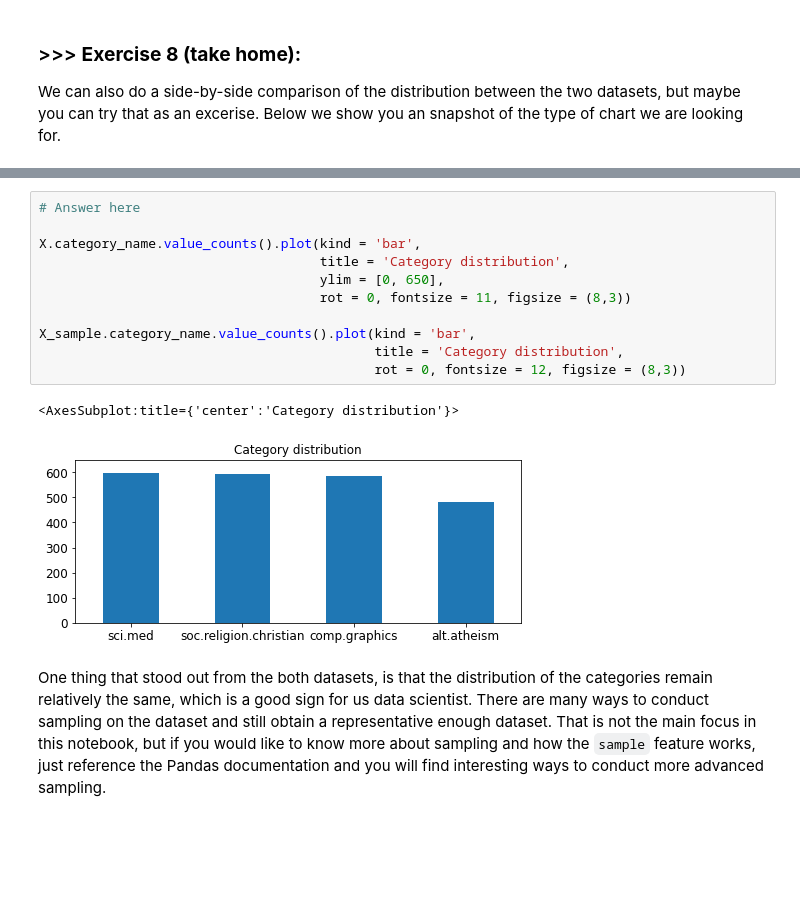
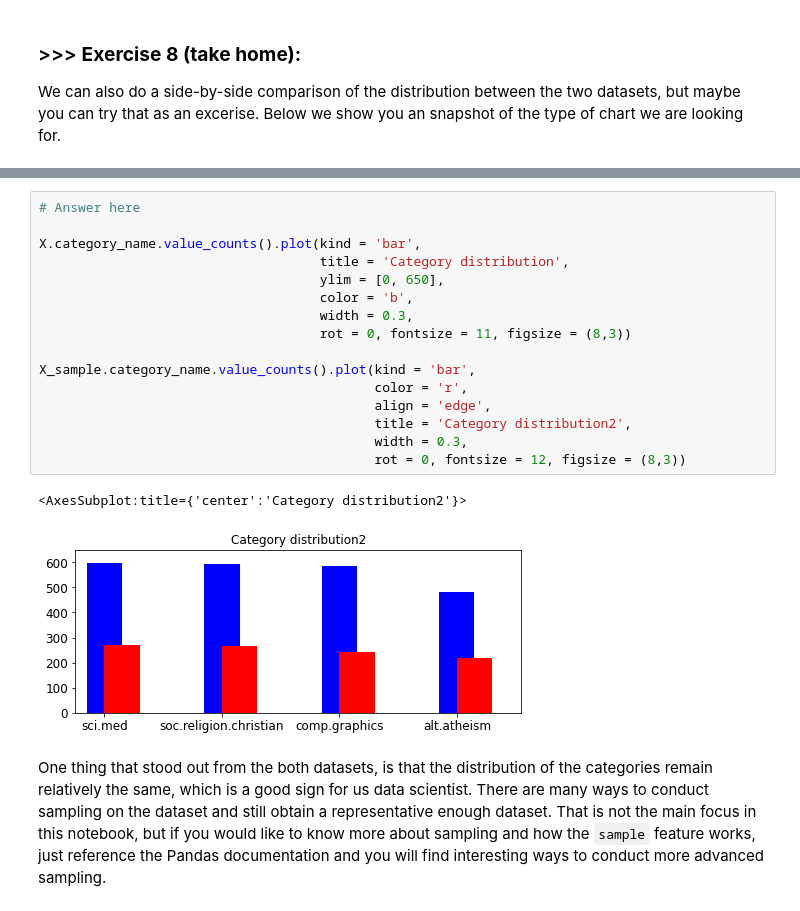
Before and after one commit to judylin0324/DM2022-Lab1-Homework-1, a Jupyter notebook: DM2022-Lab1-Master.ipynb, the cells around one changed output, grey strips where cells are left out. Drawn from its saved outputs; the diff is of its cells as text; blank space fills up the shorter version.

```diff
--- a/DM2022-Lab1-Master.ipynb
+++ b/DM2022-Lab1-Master.ipynb
@@ -752,17 +757,22 @@ We can also do a side-by-side comparison of the distribution between the two dat
 # %%
 # Answer here
 
 X.category_name.value_counts().plot(kind = 'bar',
                                     title = 'Category distribution',
                                     ylim = [0, 650],
+                                    color = 'b',
+                                    width = 0.3,
                                     rot = 0, fontsize = 11, figsize = (8,3))
 
 X_sample.category_name.value_counts().plot(kind = 'bar',
-                                           title = 'Category distribution',
+                                           color = 'r',
+                                           align = 'edge',
+                                           title = 'Category distribution2',
+                                           width = 0.3,
                                            rot = 0, fontsize = 12, figsize = (8,3))
 # %% [output]
-<AxesSubplot:title={'center':'Category distribution'}>
+<AxesSubplot:title={'center':'Category distribution2'}>
-[figure, old version]
+[figure, new version]
 # %% [markdown]
 One thing that stood out from the both datasets, is that the distribution of the categories remain relatively the same, which is a good sign for us data scientist. There are many ways to conduct sampling on the dataset and still obtain a representative enough dataset. That is not the main focus in this notebook, but if you would like to know more about sampling and how the `sample` feature works, just reference the Pandas documentation and you will find interesting ways to conduct more advanced sampling.
 # %% [markdown]
```
Also changed, not shown: parts of 16 cells of this notebook.
